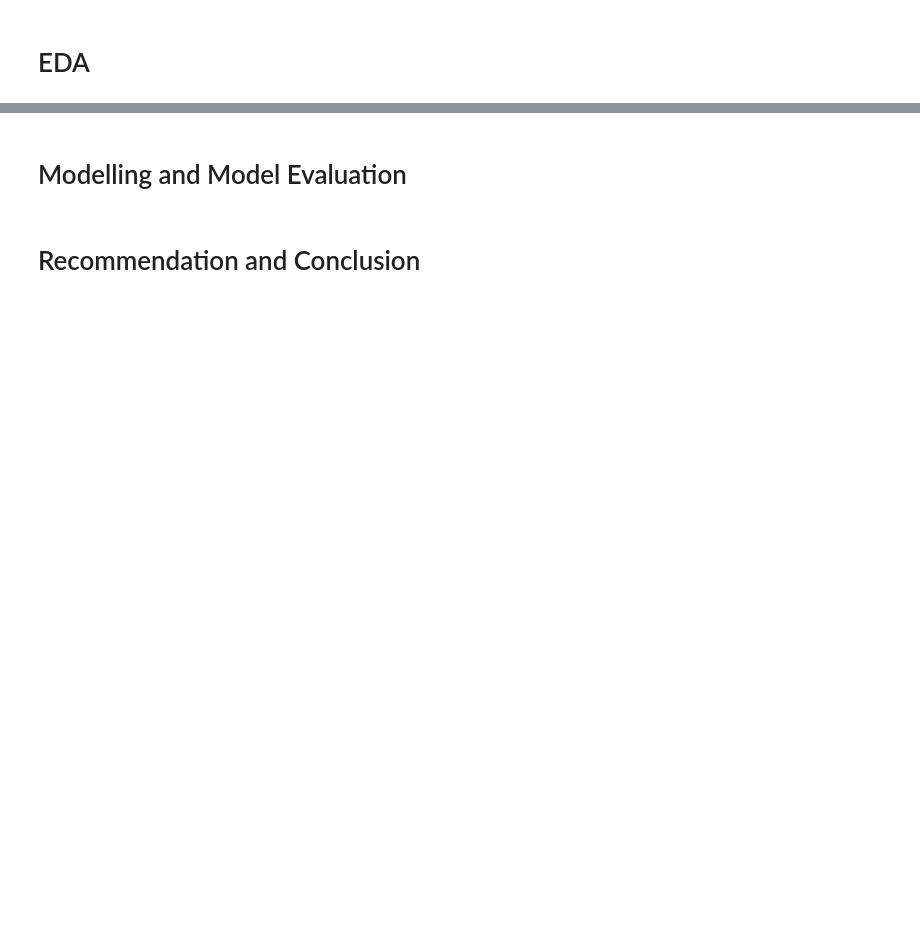
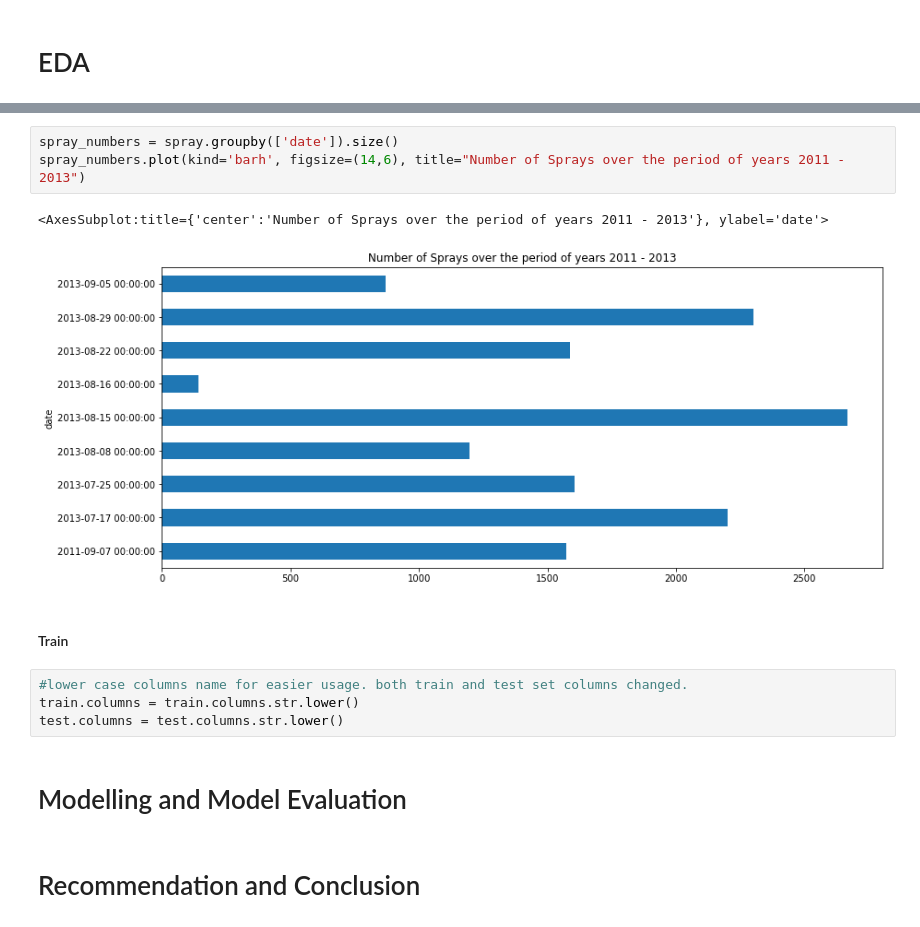
Before and after one commit to DesmondYapJJ/Project-4, a Jupyter notebook: code/project_4_code_test.ipynb, the cells around one changed output, grey strips where cells are left out. Cells and saved outputs as stored; diff of their text form; blank space fills up the shorter version.

```diff
--- a/code/project_4_code_test.ipynb
+++ b/code/project_4_code_test.ipynb
@@ -587,3 +672,15 @@ memory usage: 287.3 KB
+# %%
+spray_numbers = spray.groupby(['date']).size()
+spray_numbers.plot(kind='barh', figsize=(14,6), title="Number of Sprays over the period of years 2011 - 2013")
+# %% [output]
+<AxesSubplot:title={'center':'Number of Sprays over the period of years 2011 - 2013'}, ylabel='date'>
+[figure, added]
+# %% [markdown]
+#### Train
+# %%
+#lower case columns name for easier usage. both train and test set columns changed.
+train.columns = train.columns.str.lower()
+test.columns = test.columns.str.lower()
 # %% [markdown]
 # Modelling and Model Evaluation
 # %% [markdown]
```
Also changed, not shown: parts of 9 cells of this notebook.
